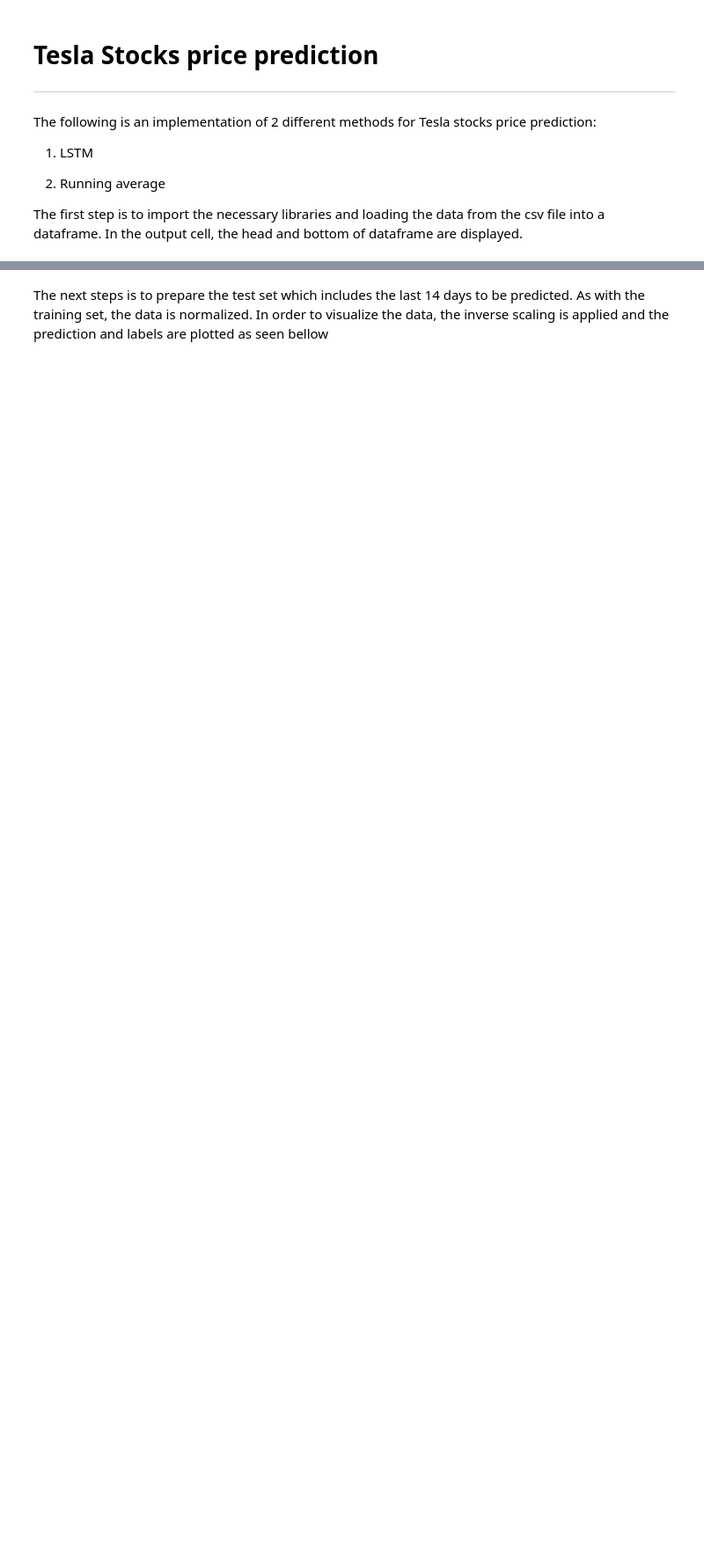
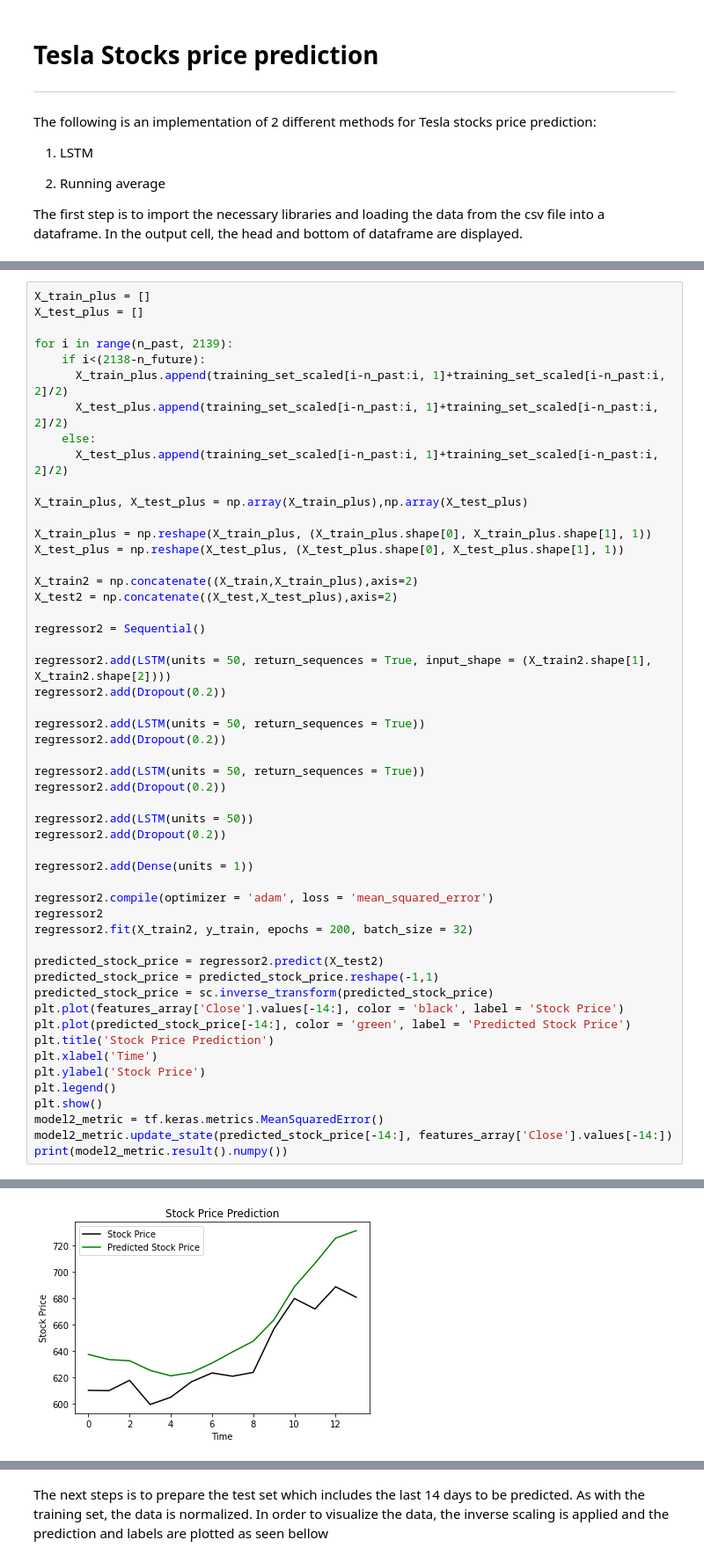
Before and after one commit to lis55/stockPrediction, a Jupyter notebook: stockPrediction.ipynb, the cells around one changed output, grey strips where cells are left out. Shown at 88% size. Cells and saved outputs as stored; diff of their text form; blank space fills up the shorter version.

```diff
--- a/stockPrediction.ipynb
+++ b/stockPrediction.ipynb
@@ -98,0 +155,53 @@ Epoch 500/500
+# %%
+X_train_plus = []
+X_test_plus = []
+
+for i in range(n_past, 2139):
+    if i<(2138-n_future):
+      X_train_plus.append(training_set_scaled[i-n_past:i, 1]+training_set_scaled[i-n_past:i, 2]/2)
+      X_test_plus.append(training_set_scaled[i-n_past:i, 1]+training_set_scaled[i-n_past:i, 2]/2)
+    else:
+      X_test_plus.append(training_set_scaled[i-n_past:i, 1]+training_set_scaled[i-n_past:i, 2]/2)
+
+X_train_plus, X_test_plus = np.array(X_train_plus),np.array(X_test_plus)
+
+X_train_plus = np.reshape(X_train_plus, (X_train_plus.shape[0], X_train_plus.shape[1], 1))
+X_test_plus = np.reshape(X_test_plus, (X_test_plus.shape[0], X_test_plus.shape[1], 1))
+
+X_train2 = np.concatenate((X_train,X_train_plus),axis=2)
+X_test2 = np.concatenate((X_test,X_test_plus),axis=2)
+
+regressor2 = Sequential()
+
+regressor2.add(LSTM(units = 50, return_sequences = True, input_shape = (X_train2.shape[1], X_train2.shape[2])))
+regressor2.add(Dropout(0.2))
+
+regressor2.add(LSTM(units = 50, return_sequences = True))
+regressor2.add(Dropout(0.2))
+
+regressor2.add(LSTM(units = 50, return_sequences = True))
+regressor2.add(Dropout(0.2))
+
+regressor2.add(LSTM(units = 50))
+regressor2.add(Dropout(0.2))
+
+regressor2.add(Dense(units = 1))
+
+regressor2.compile(optimizer = 'adam', loss = 'mean_squared_error')
+regressor2
+regressor2.fit(X_train2, y_train, epochs = 200, batch_size = 32)
+
+predicted_stock_price = regressor2.predict(X_test2)
+predicted_stock_price = predicted_stock_price.reshape(-1,1)
+predicted_stock_price = sc.inverse_transform(predicted_stock_price)
+plt.plot(features_array['Close'].values[-14:], color = 'black', label = 'Stock Price')
+plt.plot(predicted_stock_price[-14:], color = 'green', label = 'Predicted Stock Price')
+plt.title('Stock Price Prediction')
+plt.xlabel('Time')
+plt.ylabel('Stock Price')
+plt.legend()
+plt.show()
+model2_metric = tf.keras.metrics.MeanSquaredError()
+model2_metric.update_state(predicted_stock_price[-14:], features_array['Close'].values[-14:])
+print(model2_metric.result().numpy())
+# %% [output]
@@ -98,0 +225 @@ Epoch 500/500
+[figure, added]
```
Also changed, not shown: parts of 8 cells of this notebook.
